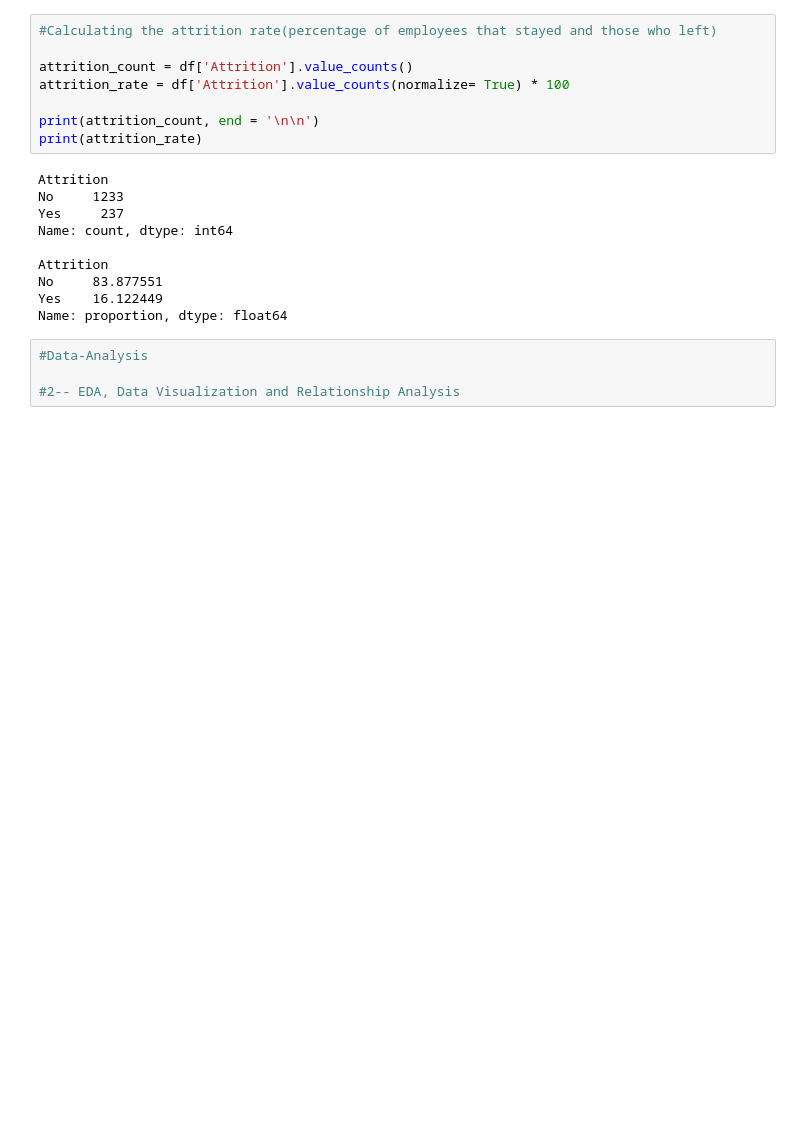
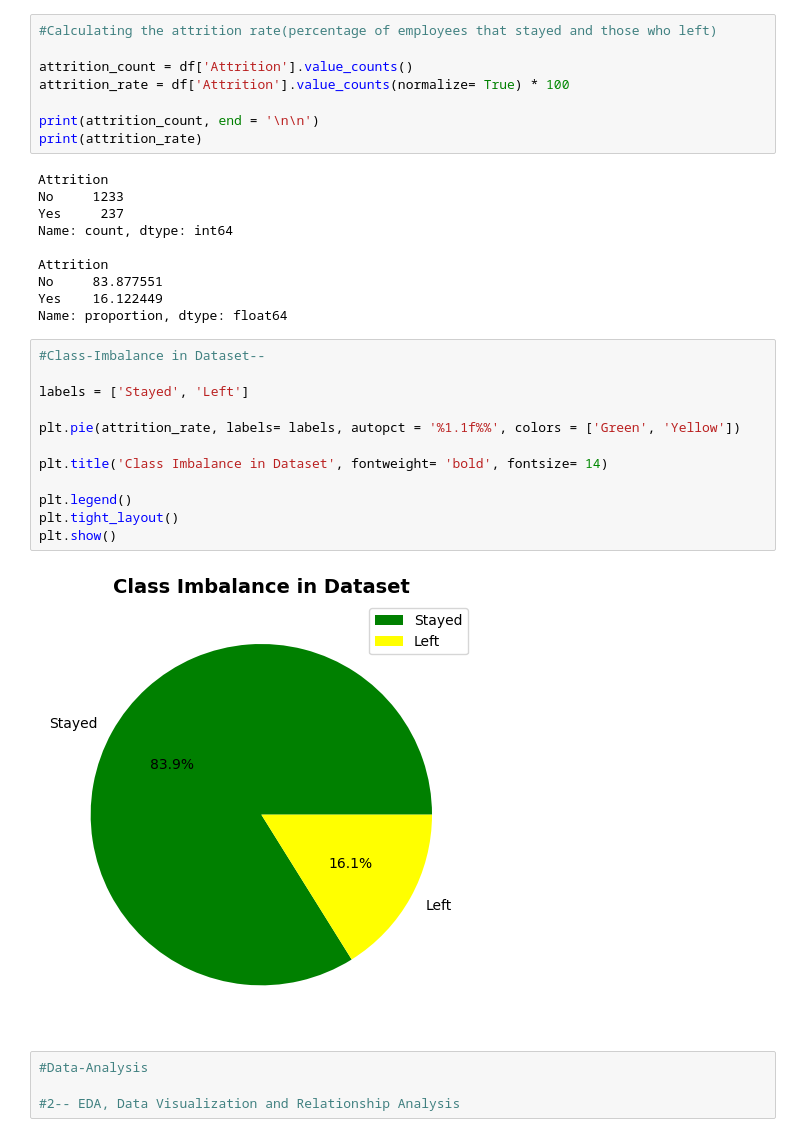
Before and after one commit to AryanGoyal17/Employee-Attrition-Analysis, a Jupyter notebook: analysis.ipynb, the cells around one changed output. Drawn from its saved outputs; the diff is of its cells as text; blank space fills up the shorter version.

Commit message:
feat: Added pie chart to show class imbalance in dataset

```diff
--- a/analysis.ipynb
+++ b/analysis.ipynb
@@ -280,6 +280,20 @@ Attrition
 No     83.877551
 Yes    16.122449
 Name: proportion, dtype: float64
+# %%
+#Class-Imbalance in Dataset--
+
+labels = ['Stayed', 'Left']
+
+plt.pie(attrition_rate, labels= labels, autopct = '%1.1f%%', colors = ['Green', 'Yellow'])
+
+plt.title('Class Imbalance in Dataset', fontweight= 'bold', fontsize= 14)
+
+plt.legend()
+plt.tight_layout()
+plt.show()
+# %% [output]
+[figure, added]
 # %%
 #Data-Analysis
 
```
